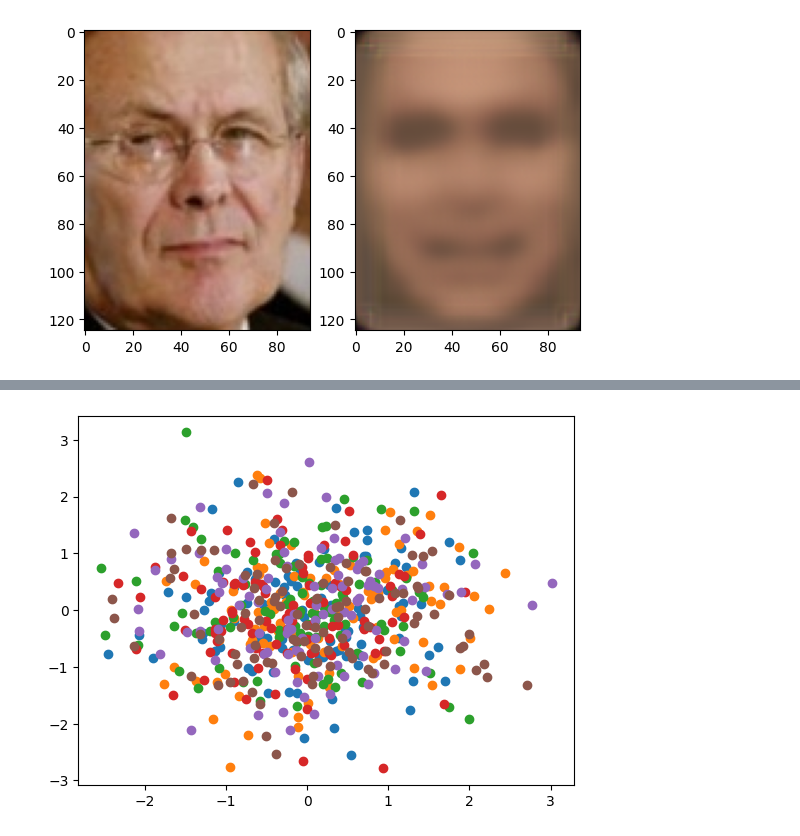
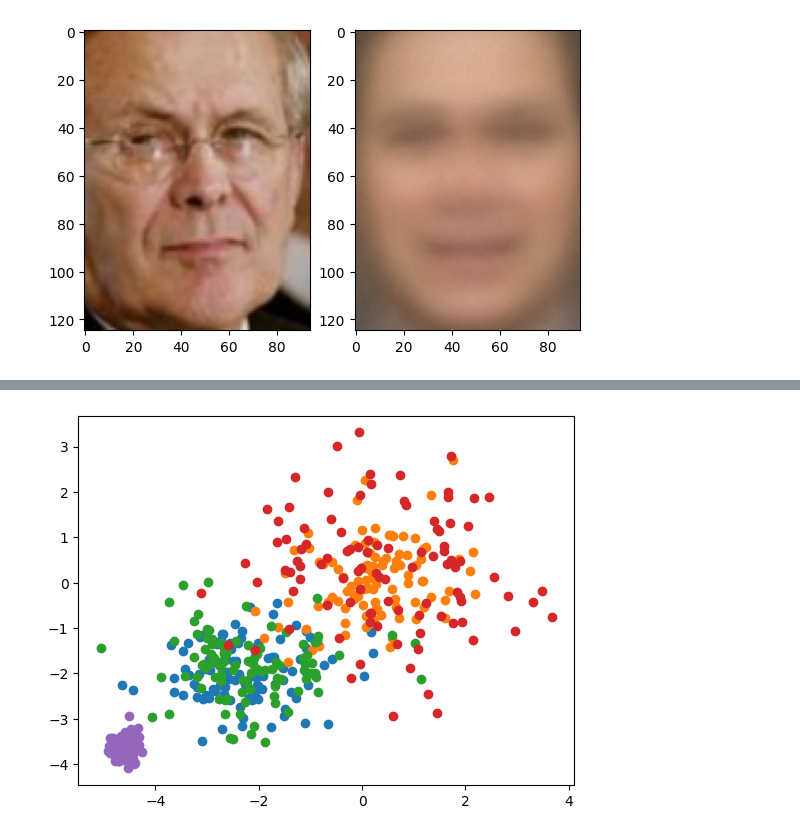
Before and after one commit to rwbakerUMASS/682-Final-Project, a Jupyter notebook: run_model.ipynb, the cells around one changed output, grey strips where cells are left out. Cells and saved outputs as stored; diff of their text form; code cells hidden in the pictures.

```diff
--- a/run_model.ipynb
+++ b/run_model.ipynb
@@ -25,7 +25,7 @@ print('using device:', device)
 # %% [output]
 using device: cuda
 # %%
-dl = LFWDataLoader(batch_size=64)
+dl = LFWDataLoader(batch_size=24)
 
 train_ds, train_dl = dl.train_dataset, dl.train_dataloader
 val_ds, val_dl = dl.val_dataset, dl.val_dataloader
@@ -37,13 +53,17 @@ test_ds, test_dl = dl.test_dataset, dl.test_dataloader
 # %%
-from model import Encoder, Decoder, AutoEncoder
-from loss import LogCoshLoss
+from model import Encoder, Decoder, FC_Decoder, AutoEncoder
+from loss import LogCoshLoss, PerceptualLoss
 
-model = AutoEncoder()
+latent = 128
+hidden = 100
+
+model = AutoEncoder(Encoder(latent),FC_Decoder(latent,hidden))
 print(sum(p.numel() for p in model.parameters() if p.requires_grad))
 
 optim = torch.optim.Adam(model.parameters(), lr=5e-4)
+# optim = torch.optim.Adagrad(model.to(device).parameters(),lr=1e-3,weight_decay=0.97)
 
-trainer = Trainer(model, optim, device, train_dl, val_dl,kl_factor=100,kl_rate=1,kl_max=100)
+trainer = Trainer(model, optim, device, train_dl, val_dl,kl_factor=1e-4,kl_rate=1,kl_max=1e-4, lossfn=PerceptualLoss())
 torch.cuda.empty_cache()
-mse, kl, total = trainer.train_model(epochs=6,print_every=100)
+mse, kl, total = trainer.train_model(epochs=3,print_every=100)
 # %% [output]
@@ -78,6 +97,6 @@ plt.legend()
 # %%
 f = plt.figure()
-tensor_image, = test_ds[20]
+tensor_image,_ = test_ds[20]
 f.add_subplot(1,2,1)
 plt.imshow(tensor_image.permute(1, 2, 0))
 model.eval()
@@ -94,8 +113,15 @@ plt.imshow(scores.to('cpu').permute(1, 2, 0))
 # %%
 encoder = model.encoder
 decoder = model.decoder
+idx = np.random.randint(0,1000)
+tensor_image,_ = test_ds[idx]
+tensor_image = tensor_image.unsqueeze(0)
 with torch.no_grad():
-    randomData = torch.Tensor(np.random.normal(0,1,(9,20)))
+    latent_mu,latent_var = encoder(tensor_image.to(device))
+latent_var = latent_var.to('cpu').detach()
+latent_mu = latent_mu.to('cpu').detach()
+with torch.no_grad():
+    randomData = torch.Tensor(np.random.normal(latent_mu,3*np.absolute(latent_var),(9,latent)))
     scores = model.decoder(randomData.to(device))
 f = plt.figure()
 for i in range(9):
@@ -106,21 +138,21 @@ for i in range(9):
 # %%
 encoder = model.encoder
-tensor_image, = test_ds[:6]
+tensor_image,_ = test_ds[0:2]
 with torch.no_grad():
     latent_mu,latent_var = encoder(tensor_image.to(device))
 latent_var = latent_var.to('cpu').detach()
 latent_mu = latent_mu.to('cpu').detach()
-for i in range(6):
-    latent_dist = torch.distributions.Normal(latent_mu[i,0],torch.abs(latent_var[i,0]))
-    latent_dist_2 = torch.distributions.Normal(latent_mu[i,1],torch.abs(latent_var[i,1]))
+for i in range(5):
+    latent_dist = torch.distributions.Normal(latent_mu[0,i],torch.abs(latent_var[0,i]))
+    latent_dist_2 = torch.distributions.Normal(latent_mu[1,i],torch.abs(latent_var[1,i]))
     # plt.scatter(np.abs(latent_var[:,i]),np.abs(latent_var[:,i+1]))
     plot1,plot2 = [],[]
     for i in range(100):
         plot1.append(latent_dist.rsample())
         plot2.append(latent_dist_2.rsample())
     plt.scatter(plot1,plot2)
 # %% [output]
-[figure, old version]
+[figure, new version]
 # %%
 import gc
 model = 1
```
Also changed, not shown: parts of 6 cells of this notebook, 4 other files.
